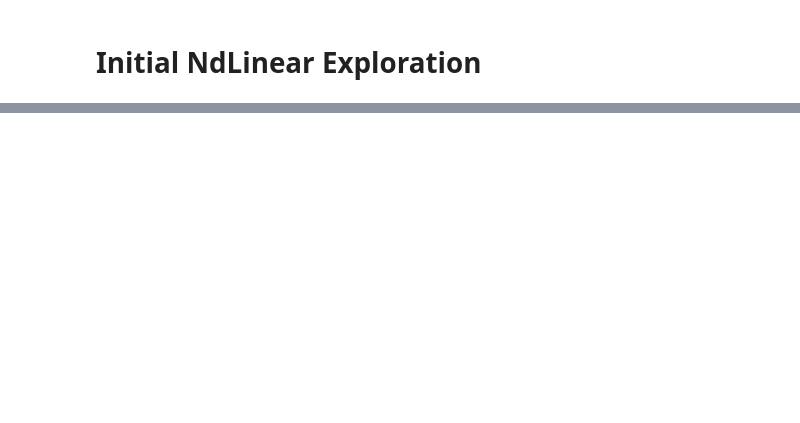
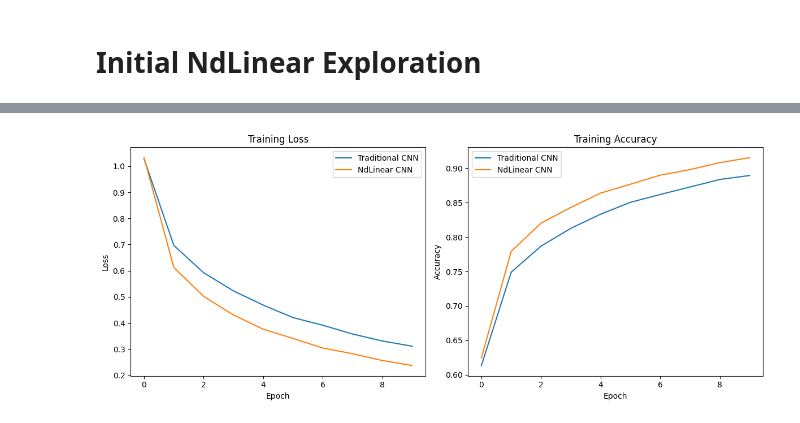
Before and after one commit to akki-g/NdLinear-Transfer-Learning, a Jupyter notebook: 01_ndlinear_exploration.ipynb, the cells around one changed output, grey strips where cells are left out. Cells and saved outputs as stored; diff of their text form; code cells hidden in the pictures; blank space fills up the shorter version.

```diff
--- a/01_ndlinear_exploration.ipynb
+++ b/01_ndlinear_exploration.ipynb
@@ -63,0 +365,16 @@ ModuleNotFoundError: No module named 'ndlinear'
+# %%
+learning_rate = 0.001
+epochs = 10
+criterion = nn.CrossEntropyLoss()
+
+# 1. Train Traditional CNN
+print("Training Traditional CNN...")
+traditional_optimizer = optim.Adam(traditional_model.parameters(), lr=learning_rate)
+trad_train_losses, trad_train_accs = train_model(traditional_model, train_loader, traditional_optimizer, criterion, epochs)
+trad_test_loss, trad_test_acc = evaluate_model(traditional_model, test_loader, criterion)
+
+# 2. Train NdLinear CNN
+print("\nTraining NdLinear CNN...")
+ndlinear_optimizer = optim.Adam(ndlinear_model.parameters(), lr=learning_rate)
+nd_train_losses, nd_train_accs = train_model(ndlinear_model, train_loader, ndlinear_optimizer, criterion, epochs)
+nd_test_loss, nd_test_acc = evaluate_model(ndlinear_model, test_loader, criterion)
@@ -63,0 +397,23 @@ ModuleNotFoundError: No module named 'ndlinear'
+# %%
+plt.figure(figsize=(12, 5))
+
+plt.subplot(1, 2, 1)
+plt.plot(trad_train_losses, label='Traditional CNN')
+plt.plot(nd_train_losses, label='NdLinear CNN')
+plt.title('Training Loss')
+plt.xlabel('Epoch')
+plt.ylabel('Loss')
+plt.legend()
+
+plt.subplot(1, 2, 2)
+plt.plot(trad_train_accs, label='Traditional CNN')
+plt.plot(nd_train_accs, label='NdLinear CNN')
+plt.title('Training Accuracy')
+plt.xlabel('Epoch')
+plt.ylabel('Accuracy')
+plt.legend()
+
+plt.tight_layout()
+plt.show()
+# %% [output]
+[figure, added]
```
Also changed, not shown: parts of 15 cells of this notebook, 2 other files.
